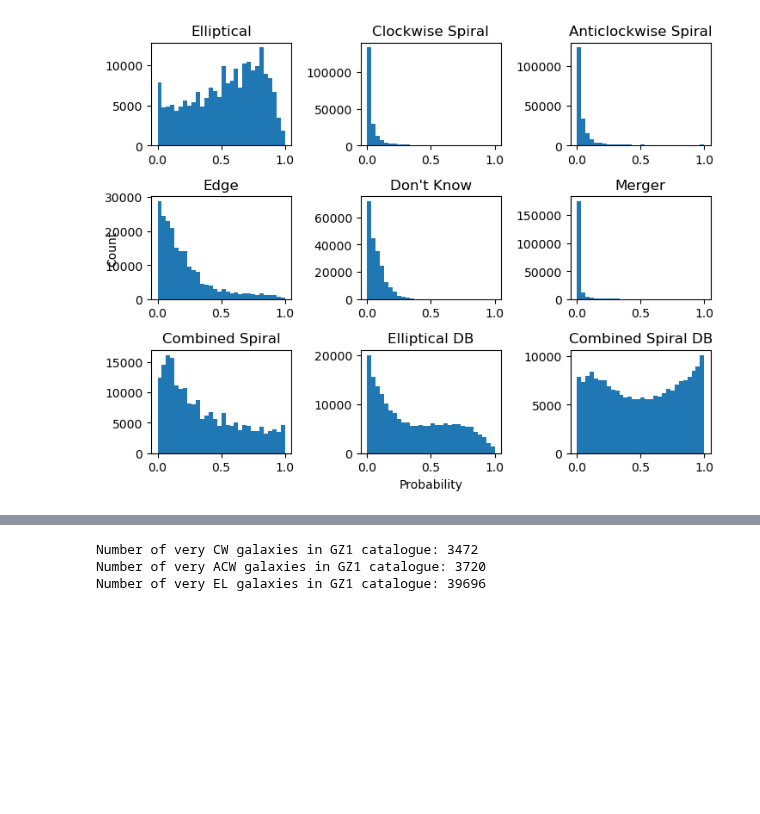
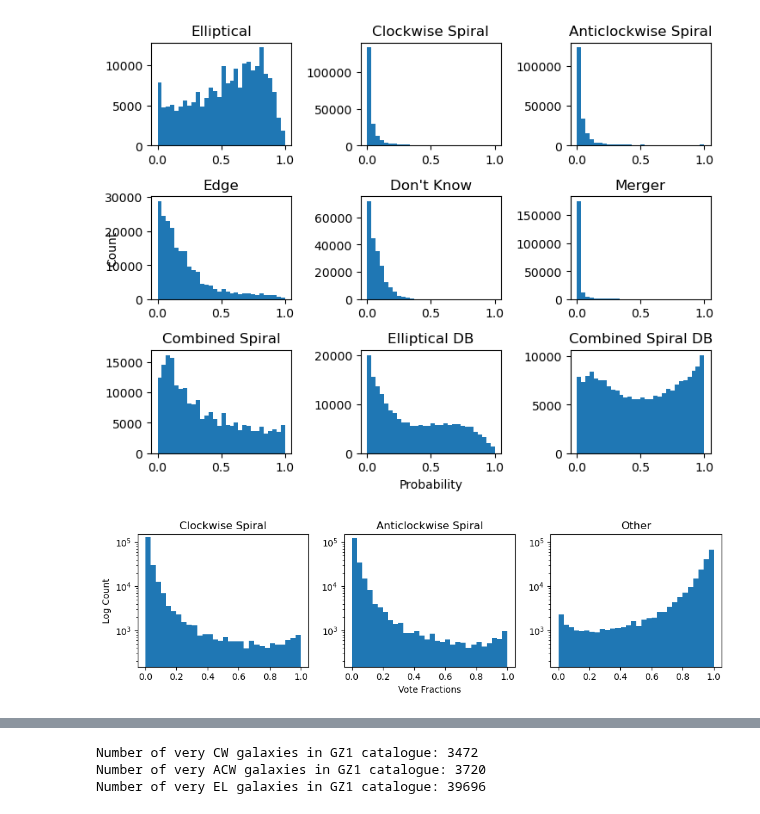
Before and after one commit to neil-power/mphys-galaxy, a Jupyter notebook: Code/data_processing/data_visualisation.ipynb, the cells around one changed output, grey strips where cells are left out. Drawn from its saved outputs; the diff is of its cells as text; code cells hidden in the pictures; blank space fills up the shorter version.

```diff
--- a/Code/data_processing/data_visualisation.ipynb
+++ b/Code/data_processing/data_visualisation.ipynb
@@ -66,3 +59,23 @@ plt.tight_layout()
 plt.show()
 # %% [output]
 [figure]
+# %%
+def plot_vote_fractions(cat):
+    labels = ["P_CW","P_ACW","P_OTHER"]
+    nice_labels = ["Clockwise Spiral","Anticlockwise Spiral","Other"]
+    fig = plt.figure(figsize=(10,3))
+    for i, labels in enumerate(labels):
+        ax_i = fig.add_subplot(1,3,i+1)
+        ax_i.hist(cat[labels],bins=30,log=True)
+        ax_i.set_title(nice_labels[i])
+        ax_i.set_ylim(1.5e2,1.5e5)
+        if i==0:
+            ax_i.set_ylabel("Log Count")
+        elif i==1:
+            ax_i.set_xlabel("Vote Fractions")
+    plt.tight_layout()
+    plt.show()
+# %%
+plot_vote_fractions(catalog)
+# %% [output]
+[figure, added]
```
Also changed, not shown: parts of 6 cells of this notebook, 1 other file.
